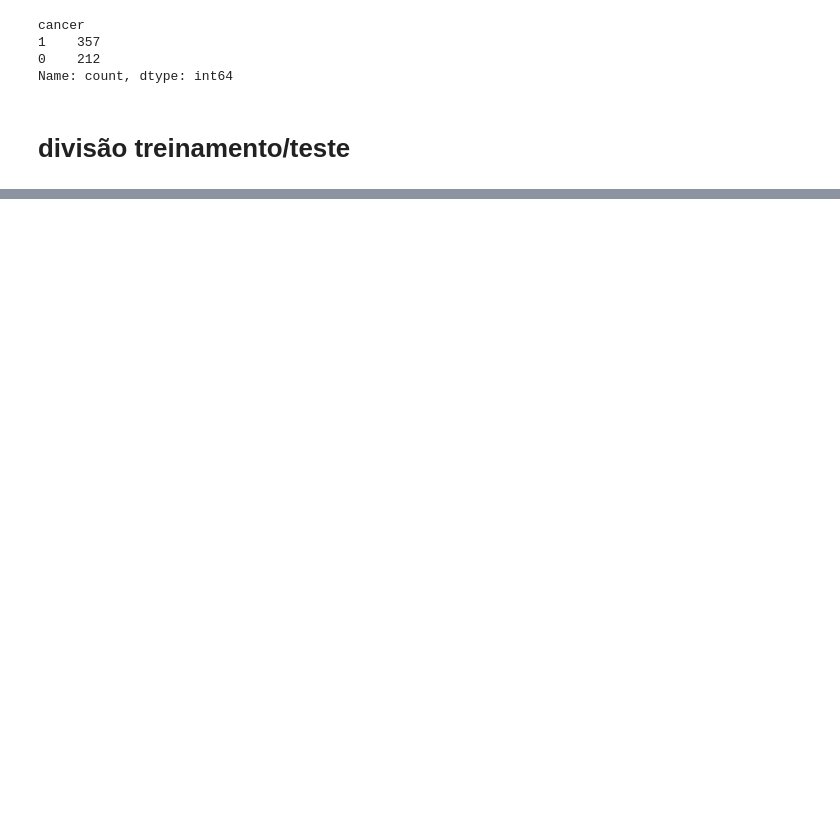
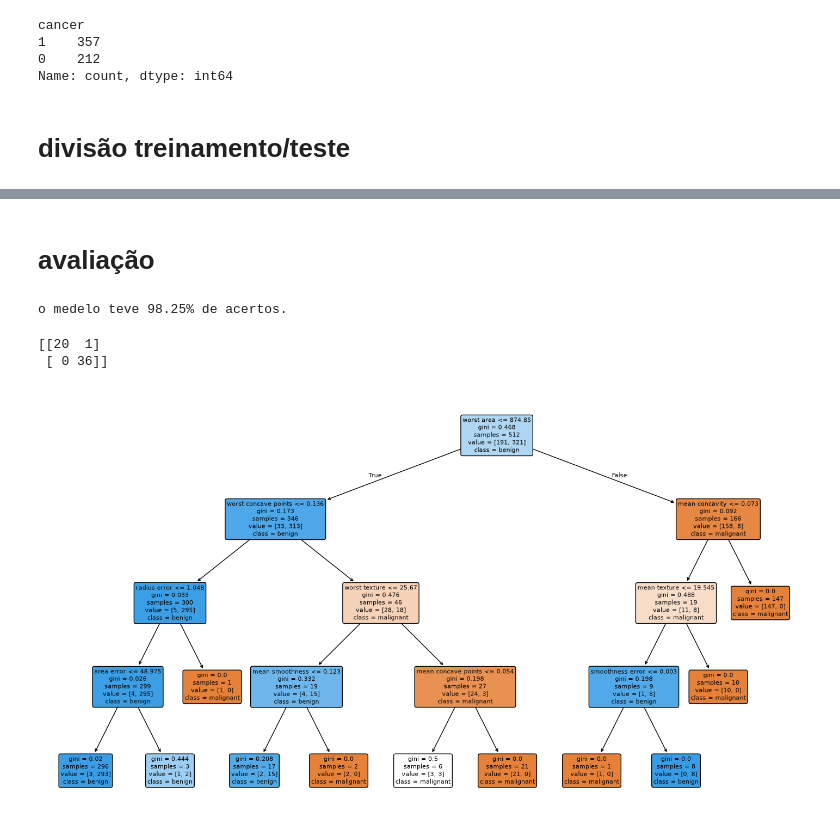
Before and after one commit to gusta356/fabrica_programadores, a Jupyter notebook: PROGRAMAÇÃO EM IA/exemplo_sklearn_03.ipynb, the cells around one changed output, grey strips where cells are left out. Drawn from its saved outputs; the diff is of its cells as text; code cells hidden in the pictures; blank space fills up the shorter version.

Commit message:
sklearn

```diff
--- a/PROGRAMAÇÃO EM IA/exemplo_sklearn_03.ipynb
+++ b/PROGRAMAÇÃO EM IA/exemplo_sklearn_03.ipynb
@@ -31,8 +67,8 @@ from sklearn.model_selection import train_test_split
 X_treino, X_teste, y_treino, y_teste = train_test_split(
     X,
     y,
-    test_size=0.2,
-    random_state=42,
+    test_size=0.1,
+    random_state=40,
     stratify=y
 )
 # %%
@@ -39,0 +102,7 @@ X.shape, X_treino.shape, X_teste.shape
+# %%
+from sklearn.tree import DecisionTreeClassifier,plot_tree
+#modelo
+modelo = DecisionTreeClassifier(max_depth=4, random_state=37)
+# %%
+#treinamento
+modelo.fit(X_treino, y_treino)
@@ -39,0 +121,2 @@ X.shape, X_treino.shape, X_teste.shape
+# %% [markdown]
+# avaliação
@@ -39,0 +125,10 @@ X.shape, X_treino.shape, X_teste.shape
+# %%
+acc = accuracy_score(y_teste, previsoes) * 100
+print(f"o medelo teve {acc:.2f}% de acertos.")
+# %% [output]
+o medelo teve 98.25% de acertos.
+# %%
+print(confusion_matrix(y_teste, previsoes))
+# %% [output]
+[[20  1]
+ [ 0 36]]
@@ -39,0 +137,12 @@ X.shape, X_treino.shape, X_teste.shape
+# %%
+plt.figure(figsize=(18,10))
+plot_tree(modelo,
+          feature_names=dados.feature_names,
+          class_names=dados.target_names,
+          filled=True,
+          rounded=True,
+          fontsize=8)
+
+plt.show()
+# %% [output]
+[figure, added]
```
Also changed, not shown: parts of 14 cells of this notebook, 1 other file.
